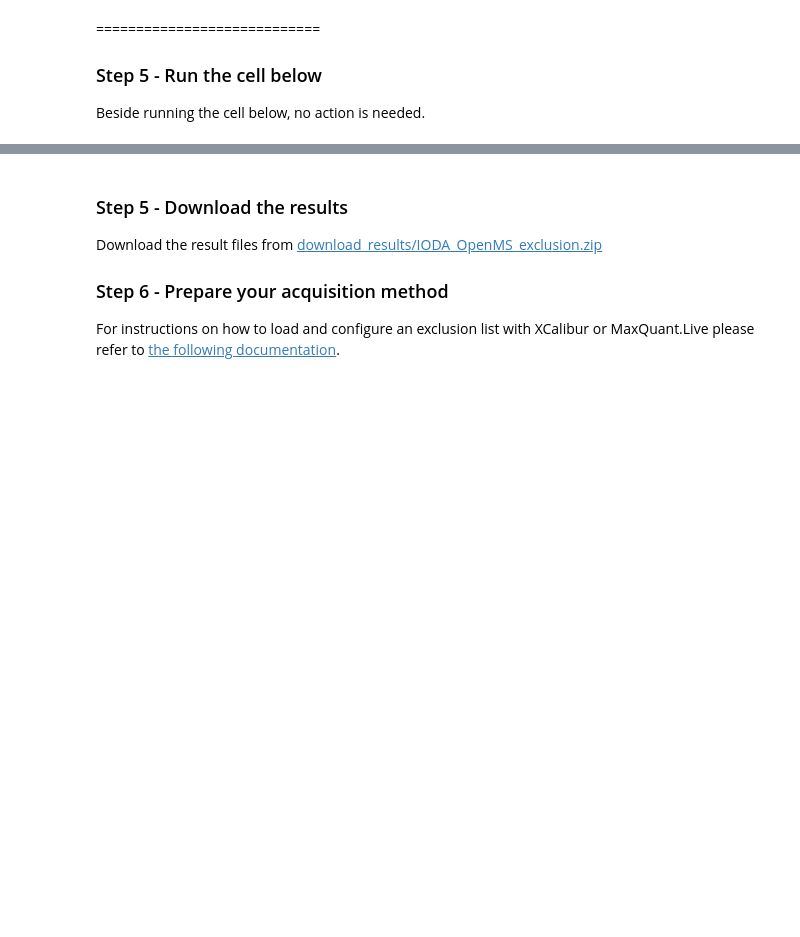
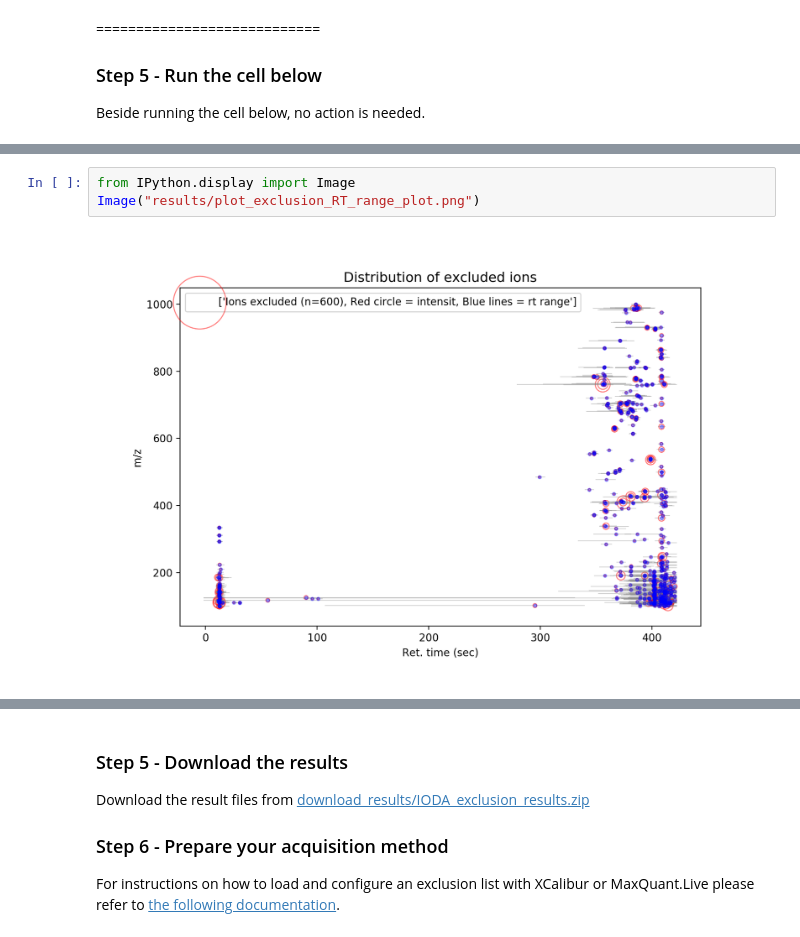
Before and after one commit to lfnothias/IODA_MS, a Jupyter notebook: IODA_exclusion_from_mzML.ipynb, the cells around one changed output, grey strips where cells are left out. Cells and saved outputs as stored; diff of their text form; blank space fills up the shorter version.

```diff
--- a/IODA_exclusion_from_mzML.ipynb
+++ b/IODA_exclusion_from_mzML.ipynb
@@ -93,3 +142,8 @@ NameError: name 'make_exclusion_from_mzTabs' is not defined
+# %%
+from IPython.display import Image
+Image("results/plot_exclusion_RT_range_plot.png")
+# %% [output]
+[figure, added]
 # %% [markdown]
 ### Step 4 - Examine the results
 
@@ -102,7 +156,7 @@ NameError: name 'make_exclusion_from_mzTabs' is not defined
 ### Step 5 - Download the results
 
 Download the result files from
-[download_results/IODA_OpenMS_exclusion.zip](download_results/IODA_exclusion_from_mzML.zip?download=1)
+[download_results/IODA_exclusion_results.zip](download_results/IODA_exclusion_results.zip?download=1)
 
 ### Step 6 - Prepare your acquisition method
 For instructions on how to load and configure an exclusion list with XCalibur or MaxQuant.Live please refer to [the following documentation](nothing).
```
Also changed, not shown: parts of 4 cells of this notebook, 7 other files.
